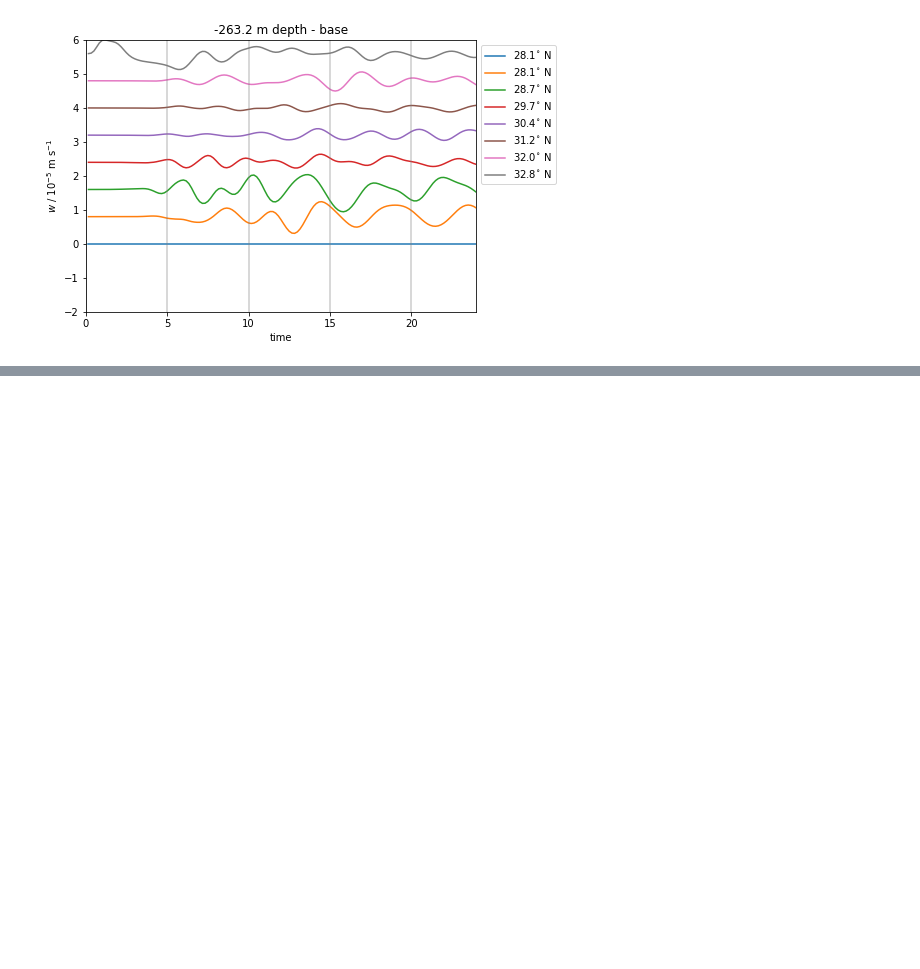
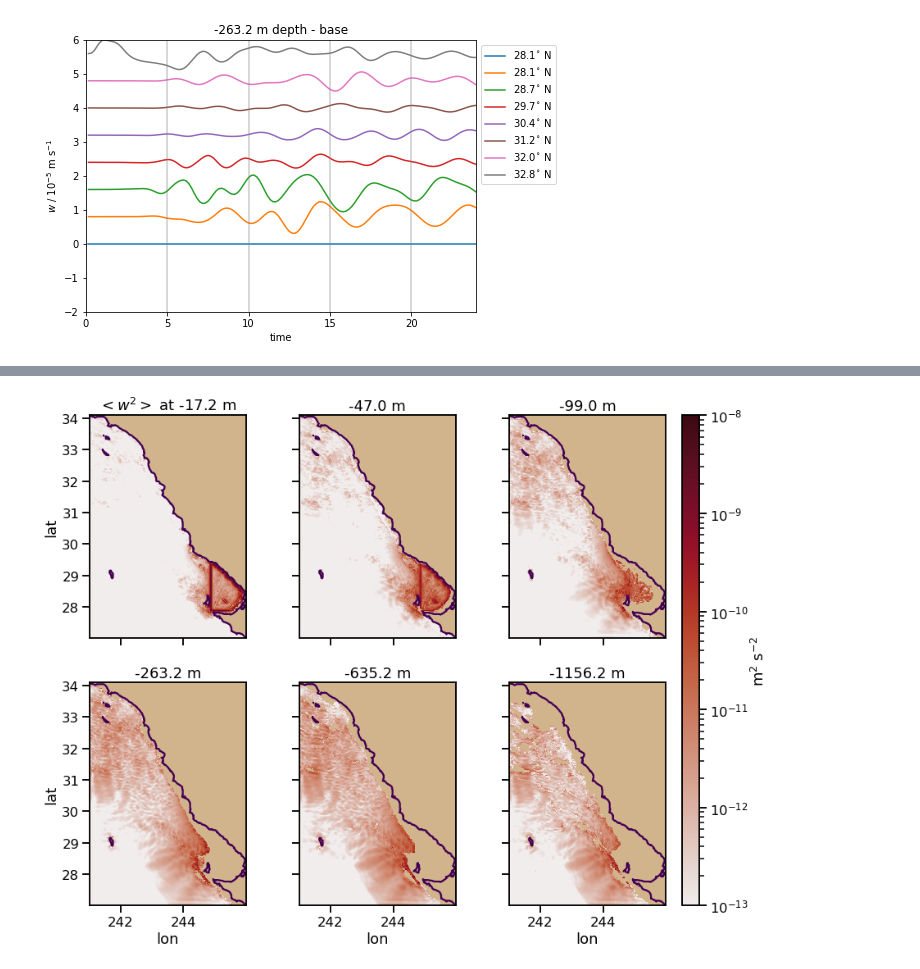
Before and after one commit to anakarinarm/notebooks_SVB, a Jupyter notebook: MITgcm/04_320x456x100/vertical_velocity_variance.ipynb, the cells around one changed output, grey strips where cells are left out. Saved outputs shown, nothing was run; the diff lists cells and outputs as text; code cells hidden in the pictures; blank space fills up the shorter version.

```diff
--- a/MITgcm/04_320x456x100/vertical_velocity_variance.ipynb
+++ b/MITgcm/04_320x456x100/vertical_velocity_variance.ipynb
@@ -180,0 +185,79 @@ plt.show()
+# %%
+sns.set_context('talk')
+zz = 8
+zz2 =15
+zz3 = 25
+zz4 = 43
+zz5 = 60
+zz6 = 70
+tini = 24
+dt = 600
+
+with Dataset(state_file1, 'r') as nbl:
+    W1 = nbl.variables['WVEL'][tini:,zz,:,:]
+    W2 = nbl.variables['WVEL'][tini:,zz2,:,:]
+    W3 = nbl.variables['WVEL'][tini:,zz3,:,:]
+    W4 = nbl.variables['WVEL'][tini:,zz4,:,:]
+    W5 = nbl.variables['WVEL'][tini:,zz5,:,:]
+    W6 = nbl.variables['WVEL'][tini:,zz6,:,:]
+
+Var1 = (np.sum(W1*W1, axis=0)*(dt))/(time[-1]-time[tini])
+Var2 = (np.sum(W2*W2, axis=0)*(dt))/(time[-1]-time[tini])
+Var3 = (np.sum(W3*W3, axis=0)*(dt))/(time[-1]-time[tini])
+Var4 = (np.sum(W4*W4, axis=0)*(dt))/(time[-1]-time[tini])
+Var5 = (np.sum(W5*W5, axis=0)*(dt))/(time[-1]-time[tini])
+Var6 = (np.sum(W6*W6, axis=0)*(dt))/(time[-1]-time[tini])
+
+fig, ((ax0,ax1,ax2),(ax3,ax4,ax5)) = plt.subplots(2,3,figsize=(13,11), sharey=True, sharex=True)
+ax0.set_facecolor('tan')
+ax1.set_facecolor('tan')
+ax2.set_facecolor('tan')
+ax3.set_facecolor('tan')
+ax4.set_facecolor('tan')
+ax5.set_facecolor('tan')
+
+pc = ax0.pcolormesh(lon,lat, np.ma.masked_array(Var1,mask=mask[zz,:,:]),
+                   cmap=cmo.cm.amp,norm=matplotlib.colors.LogNorm(), vmin=1E-13, vmax=1E-8)
+ax0.contour(lon,lat,depth, levels=[0], color='k')
+pc = ax1.pcolormesh(lon,lat, np.ma.masked_array(Var2,mask=mask[zz2,:,:]),
+                  cmap=cmo.cm.amp,norm=matplotlib.colors.LogNorm(), vmin=1E-13, vmax=1E-8)
+ax1.contour(lon,lat,depth, levels=[0], color='k')
+
+pc = ax2.pcolormesh(lon,lat, np.ma.masked_array(Var3,mask=mask[zz3,:,:]),
+                  cmap=cmo.cm.amp,norm=matplotlib.colors.LogNorm(), vmin=1E-13, vmax=1E-8)
+ax2.contour(lon,lat,depth, levels=[0], color='k')
+
+pc = ax3.pcolormesh(lon,lat, np.ma.masked_array(Var4,mask=mask[zz4,:,:]),
+                  cmap=cmo.cm.amp,norm=matplotlib.colors.LogNorm(), vmin=1E-13, vmax=1E-8)
+ax3.contour(lon,lat,depth, levels=[0], color='k')
+
+pc = ax4.pcolormesh(lon,lat, np.ma.masked_array(Var5,mask=mask[zz5,:,:]),
+                  cmap=cmo.cm.amp,norm=matplotlib.colors.LogNorm(), vmin=1E-13, vmax=1E-8)
+ax4.contour(lon,lat,depth, levels=[0], color='k')
+
+pc = ax5.pcolormesh(lon,lat, np.ma.masked_array(Var6,mask=mask[zz6,:,:]),
+                  cmap=cmo.cm.amp,norm=matplotlib.colors.LogNorm(), vmin=1E-13, vmax=1E-8)
+ax5.contour(lon,lat,depth, levels=[0], color='k')
+
+norm = mpl.colors.LogNorm(vmin=1E-13, vmax=1E-8)
+cbar_ax = fig.add_axes([0.91, 0.125, 0.022, 0.755])
+cb = fig.colorbar(mpl.cm.ScalarMappable(norm=norm, cmap=cmo.cm.amp),
+                  cax=cbar_ax, orientation='vertical',label='m$^2$ s$^{-2}$')
+
+ax3.set_xlabel('lon')
+ax4.set_xlabel('lon')
+ax5.set_xlabel('lon')
+ax0.set_ylabel('lat')
+ax3.set_ylabel('lat')
+
+ax0.set_title(r'$<{w^2}>$ at %1.1f m'%(Zl[zz]))
+ax1.set_title('%1.1f m'%(Zl[Zind[zz2]]))
+ax2.set_title('%1.1f m'%(Zl[Zind[zz3]]))
+ax3.set_title('%1.1f m'%(Zl[Zind[zz4]]))
+ax4.set_title('%1.1f m'%(Zl[Zind[zz5]]))
+ax5.set_title('%1.1f m'%(Zl[Zind[zz6]]))
+
+for ax in [ax0,ax1,ax2,ax3,ax4,ax5]:
+    ax.set_aspect(1)
+# %% [output]
+[figure, added]
```
Also changed, not shown: parts of 3 cells of this notebook, 5 other files.
